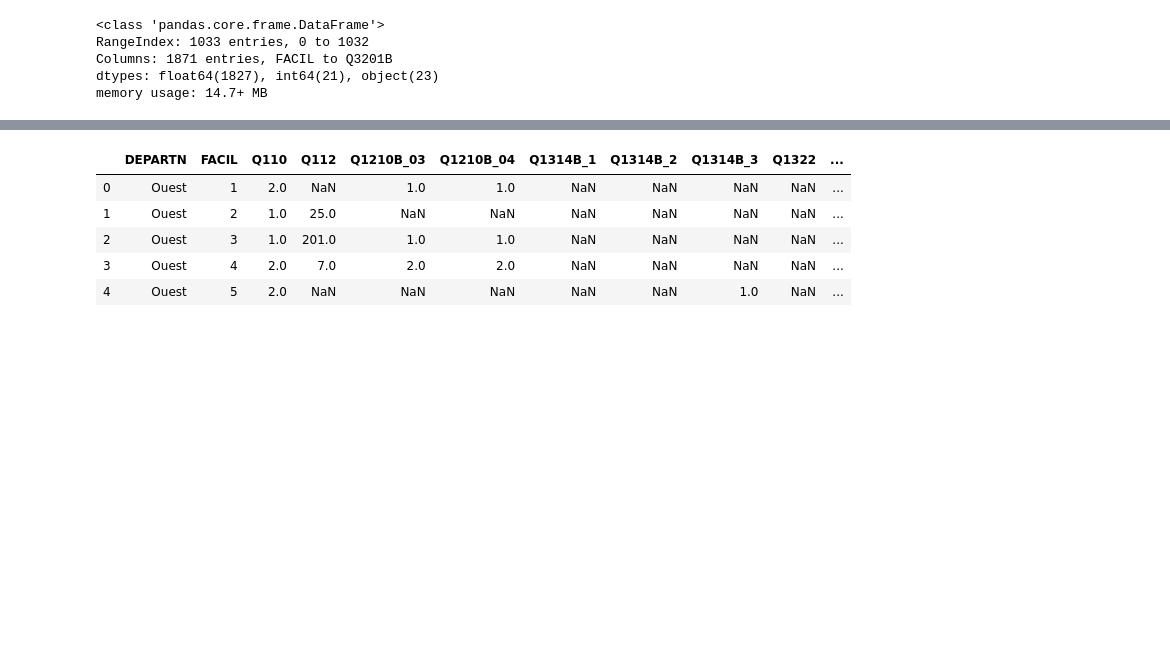
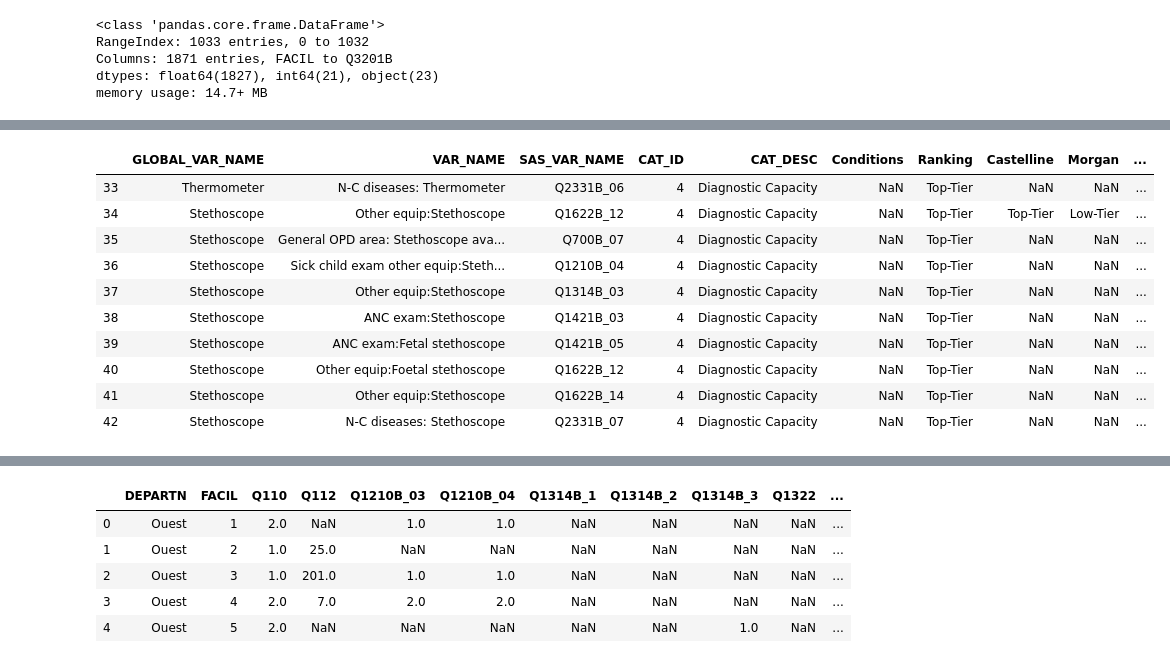
Before and after one commit to MarvelAmazon/spa-data-analysis, a Jupyter notebook: Untitled.ipynb, the cells around one changed output, grey strips where cells are left out. Cells and saved outputs as stored; diff of their text form; code cells hidden in the pictures; blank space fills up the shorter version.

```diff
--- a/Untitled.ipynb
+++ b/Untitled.ipynb
@@ -72,3 +72,30 @@ len(columns_need)
+# %%
+col24 =list(df_var_name.SAS_VAR_NAME)
+# %%
+cal12 =[x for x in col24 if x in ['Q700B_07',
+'Q1210B_04',
+'Q1314B_03',
+'Q1421B_03',
+'Q1421B_05',
+'Q1622B_12',
+'Q1622B_14',
+'Q2331B_07',
+'Q2331B_06'
+]]
+# %%
+df_var_name[df_var_name.SAS_VAR_NAME.isin(cal12)]
+# %% [output]
+|  | GLOBAL_VAR_NAME | VAR_NAME | SAS_VAR_NAME | CAT_ID | CAT_DESC | Conditions | Ranking | Castelline | Morgan | ... |
+| 33 | Thermometer | N-C diseases: Thermometer | Q2331B_06 | 4 | Diagnostic Capacity | NaN | Top-Tier | NaN | NaN | ... |
+| 34 | Stethoscope | Other equip:Stethoscope | Q1622B_12 | 4 | Diagnostic Capacity | NaN | Top-Tier | Top-Tier | Low-Tier | ... |
+| 35 | Stethoscope | General OPD area: Stethoscope ava... | Q700B_07 | 4 | Diagnostic Capacity | NaN | Top-Tier | NaN | NaN | ... |
+| 36 | Stethoscope | Sick child exam other equip:Steth... | Q1210B_04 | 4 | Diagnostic Capacity | NaN | Top-Tier | NaN | NaN | ... |
+| 37 | Stethoscope | Other equip:Stethoscope | Q1314B_03 | 4 | Diagnostic Capacity | NaN | Top-Tier | NaN | NaN | ... |
+| 38 | Stethoscope | ANC exam:Stethoscope | Q1421B_03 | 4 | Diagnostic Capacity | NaN | Top-Tier | NaN | NaN | ... |
+| 39 | Stethoscope | ANC exam:Fetal stethoscope | Q1421B_05 | 4 | Diagnostic Capacity | NaN | Top-Tier | NaN | NaN | ... |
+| 40 | Stethoscope | Other equip:Foetal stethoscope | Q1622B_12 | 4 | Diagnostic Capacity | NaN | Top-Tier | NaN | NaN | ... |
+| 41 | Stethoscope | Other equip:Stethoscope | Q1622B_14 | 4 | Diagnostic Capacity | NaN | Top-Tier | NaN | NaN | ... |
+| 42 | Stethoscope | N-C diseases: Stethoscope | Q2331B_07 | 4 | Diagnostic Capacity | NaN | Top-Tier | NaN | NaN | ... |
 # %%
 # display the number of columns selected
 len(colunms_selected)
```
Also changed, not shown: parts of 14 cells of this notebook, 5 other files.
